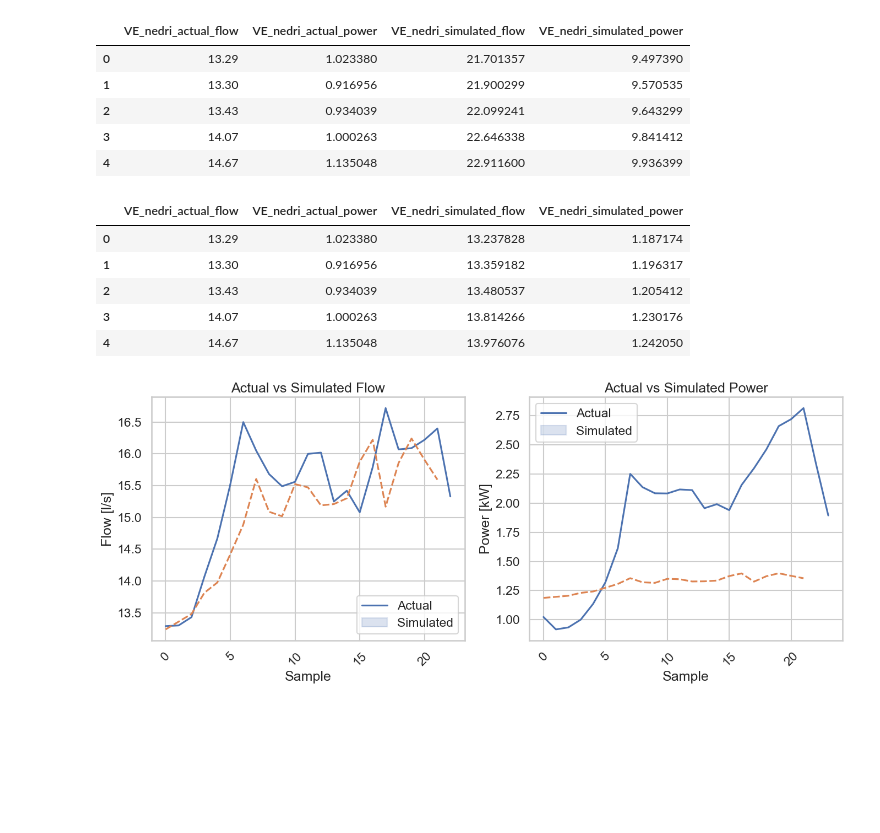
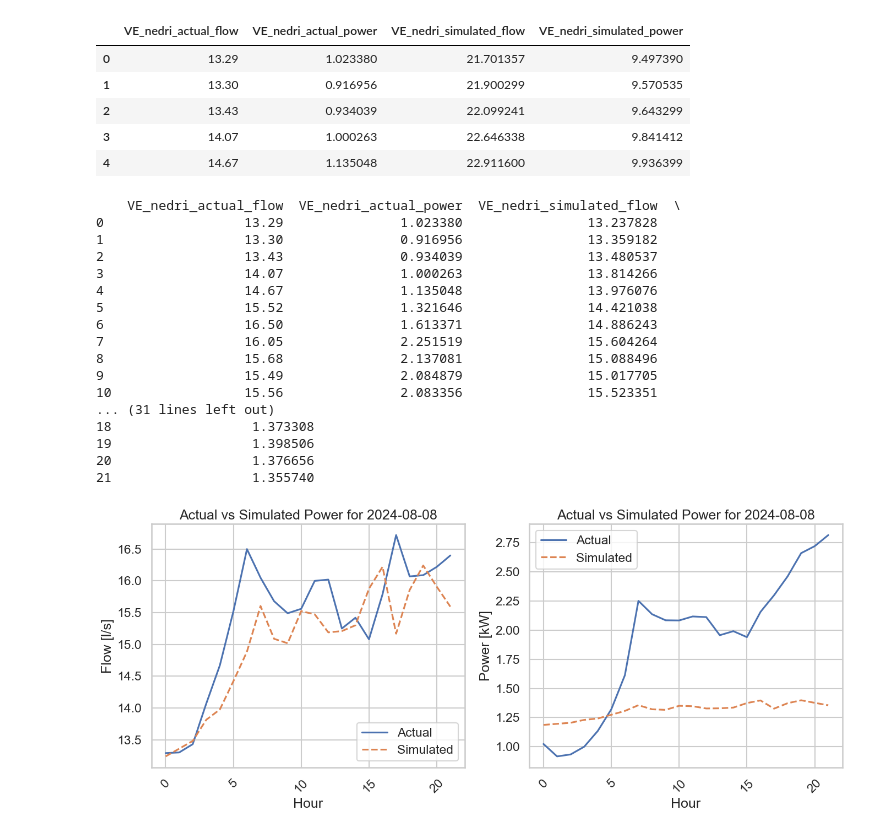
Before and after one commit to frodibrooks/OptimisedHeating, a Jupyter notebook: Epanet_python/plot_validation_VE_nedri.ipynb, the cells around one changed output. Saved outputs shown, nothing was run; the diff lists cells and outputs as text; code cells hidden in the pictures; blank space fills up the shorter version.

```diff
--- a/Epanet_python/plot_validation_VE_nedri.ipynb
+++ b/Epanet_python/plot_validation_VE_nedri.ipynb
@@ -18,9 +18,14 @@ print(os.listdir())
 # Lets load data
 # %%
 VE_nedri_flow = pd.read_csv("flow_values_VE_nedri.csv")
+# Convert start_time to datetime
+VE_nedri_flow["start_time"] = pd.to_datetime(VE_nedri_flow["start_time"])
+day = VE_nedri_flow["start_time"].dt.date
 VE_nedri_flow = VE_nedri_flow.copy()
 VE_nedri_flow = VE_nedri_flow.drop(columns=["start_time"])
 VE_nedri_flow = VE_nedri_flow.rename(columns={"value" : "VE_nedri_actual_flow"})
 
-VE_nedri_flow.head()
+
+VE_nedri_flow = VE_nedri_flow[:22]
+print(VE_nedri_flow)
 # %% [output]
@@ -34,5 +55,7 @@ VE_nedri_flow.head()
 VE_nedri_power = pd.read_csv("VE_nedri_actual_power.csv")
 VE_nedri_power = VE_nedri_power.drop(columns=["start_time","mpoint_id"])
 VE_nedri_power = VE_nedri_power.rename(columns={"value" : "VE_nedri_actual_power"})
-VE_nedri_power.head()
+
+VE_nedri_power = VE_nedri_power[:22]
+print(VE_nedri_power)
 # %% [output]
@@ -46,5 +80,7 @@ VE_nedri_power.head()
 VE_nedri_flow_sim = pd.read_csv("VE_nedri_flow_sim.csv")
 VE_nedri_flow_sim = VE_nedri_flow_sim.drop(columns = ["Time (hrs)"])
 VE_nedri_flow_sim = VE_nedri_flow_sim.rename(columns={"Flow 19 (LPS)" : "VE_nedri_simulated_flow"})
-VE_nedri_flow_sim.head()
+
+VE_nedri_flow_sim = VE_nedri_flow_sim[:22]
+print(VE_nedri_flow_sim)
 # %% [output]
@@ -58,5 +105,6 @@ VE_nedri_flow_sim.head()
 VE_nedri_power_sim = pd.read_csv("VE_nedri_pumps_energy_sim.csv")
 VE_nedri_power_sim = VE_nedri_power_sim.drop(columns = ["Time (hrs)"])
 VE_nedri_power_sim = VE_nedri_power_sim.rename(columns={"Vatnsendi neðra (kW)": "VE_nedri_simulated_power"})
-VE_nedri_power_sim.head()
+VE_nedri_power_sim = VE_nedri_power_sim[:22]
+print(VE_nedri_power_sim)
 # %% [output]
@@ -81,42 +140,53 @@ VE_nedri_df["VE_nedri_simulated_flow"] = VE_nedri_df["VE_nedri_simulated_flow"]
 VE_nedri_df["VE_nedri_simulated_power"] = VE_nedri_df["VE_nedri_simulated_power"] * (1/8)
 
 
-VE_nedri_df.head()
+print(VE_nedri_df)
 # %% [output]
-|  | VE_nedri_actual_flow | VE_nedri_actual_power | VE_nedri_simulated_flow | VE_nedri_simulated_power |
-| 0 | 13.29 | 1.023380 | 13.237828 | 1.187174 |
-| 1 | 13.30 | 0.916956 | 13.359182 | 1.196317 |
-| 2 | 13.43 | 0.934039 | 13.480537 | 1.205412 |
-| 3 | 14.07 | 1.000263 | 13.814266 | 1.230176 |
-| 4 | 14.67 | 1.135048 | 13.976076 | 1.242050 |
+    VE_nedri_actual_flow  VE_nedri_actual_power  VE_nedri_simulated_flow  \
+0                  13.29               1.023380                13.237828
+1                  13.30               0.916956                13.359182
+2                  13.43               0.934039                13.480537
+3                  14.07               1.000263                13.814266
+4                  14.67               1.135048                13.976076
+5                  15.52               1.321646                14.421038
+6                  16.50               1.613371                14.886243
+7                  16.05               2.251519                15.604264
+8                  15.68               2.137081                15.088496
+9                  15.49               2.084879                15.017705
+10                 15.56               2.083356                15.523351
+... (31 lines left out)
+18                  1.373308
+19                  1.398506
+20                  1.376656
+21                  1.355740
 # %%
 import matplotlib.pyplot as plt
 import seaborn as sns
 
 # Set seaborn theme for clean plots
 sns.set(style="whitegrid", context="talk")
 
 # Create subplots
 fig, axes = plt.subplots(1, 2, figsize=(14, 6))
 
 # Plot 1: Actual vs Simulated Flow
-sns.lineplot(ax=axes[0], data=VE_nedri_df[["VE_nedri_actual_flow", "VE_nedri_simulated_flow"]])
-axes[0].set_title("Actual vs Simulated Flow")
-axes[0].set_xlabel("Sample")
+sns.lineplot(ax=axes[0], x=VE_nedri_df.index, y="VE_nedri_actual_flow", data=VE_nedri_df, label="Actual")
+sns.lineplot(ax=axes[0], x=VE_nedri_df.index, y="VE_nedri_simulated_flow", data=VE_nedri_df, label="Simulated", linestyle='--')
+axes[0].set_title(f"Actual vs Simulated Power for {day}")
+axes[0].set_xlabel("Hour")
 axes[0].set_ylabel("Flow [l/s]")
-axes[0].legend(["Actual", "Simulated"])
 axes[0].tick_params(axis='x', rotation=45)
 
 # Plot 2: Actual vs Simulated Power
-sns.lineplot(ax=axes[1], data=VE_nedri_df[["VE_nedri_actual_power", "VE_nedri_simulated_power"]])
-axes[1].set_title("Actual vs Simulated Power")
-axes[1].set_xlabel("Sample")
+sns.lineplot(ax=axes[1], x=VE_nedri_df.index, y="VE_nedri_actual_power", data=VE_nedri_df, label="Actual")
+sns.lineplot(ax=axes[1], x=VE_nedri_df.index, y="VE_nedri_simulated_power",data=VE_nedri_df, label="Simulated", linestyle='--')
+axes[1].set_title(f"Actual vs Simulated Power for {day}")
+axes[1].set_xlabel("Hour")
 axes[1].set_ylabel("Power [kW]")
-axes[1].legend(["Actual", "Simulated"])
 axes[1].tick_params(axis='x', rotation=45)
 
 # Adjust layout and show
 plt.tight_layout()
 plt.show()
 # %% [output]
-[figure, old version]
+[figure, new version]
```
Also changed, not shown: parts of 8 cells of this notebook, 1 other file.
